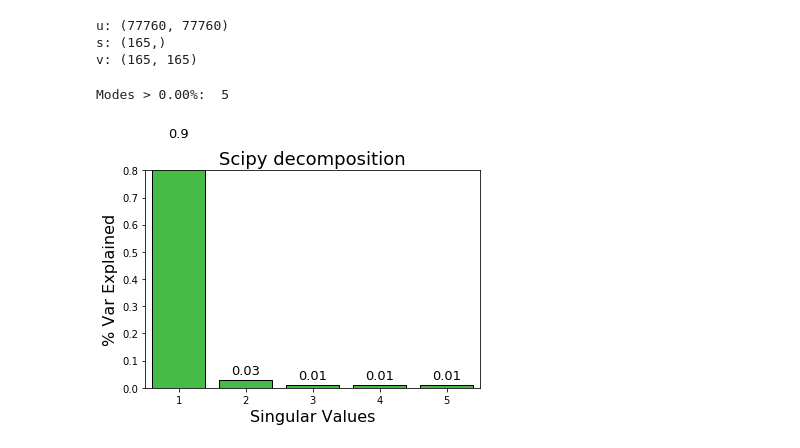
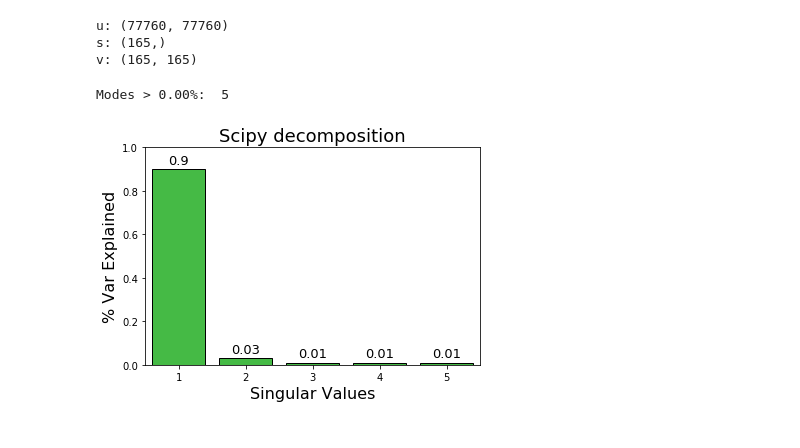
Before and after one commit to jmichellehu/ComplexSystems_AMATH563, a Jupyter notebook: hw3/AMATH563_hw3_SVD.ipynb, the cells around one changed output. Saved outputs shown, nothing was run; the diff lists cells and outputs as text; code cells hidden in the pictures.

```diff
--- a/hw3/AMATH563_hw3_SVD.ipynb
+++ b/hw3/AMATH563_hw3_SVD.ipynb
@@ -25,3 +28,5 @@ model_dir=wd+"/models/"
 
 cropped_dir=data_dir + "yale_cropped/"
 uncropped_dir=data_dir + "yale_uncropped/"
+
+fns = [model_dir + "svd_cropped.pkl", model_dir + "svd_uncropped.pkl"]
@@ -191,7 +168,7 @@ svd_bars = sns.barplot(x=list(range(1,len(var_explained[:subset])+1)),
                        y=var_explained[:subset], color="limegreen", ec='k', ax=ax)
 ax.set_xlabel('Singular Values', fontsize=16)
 ax.set_ylabel('% Var Explained', fontsize=16)
-ax.set_ylim(0, 0.8)
+ax.set_ylim(0, 0.9)
 
 # Label the bars
 for p in svd_bars.patches:
@@ -291,28 +272,28 @@ v: (165, 165)
 # %%
 var_explained = np.round(s_un**2/np.sum(s_un**2), decimals=2)
 print("Modes > 0.00%: ",
       len(var_explained[var_explained>0]))
 
 subset=len(var_explained[var_explained>0])
 fig, ax = plt.subplots(figsize=(6, 4))
 svd_bars = sns.barplot(x=list(range(1,len(var_explained[:subset])+1)),
                        y=var_explained[:subset], color="limegreen", ec='k', ax=ax)
 ax.set_xlabel('Singular Values', fontsize=16)
 ax.set_ylabel('% Var Explained', fontsize=16)
-ax.set_ylim(0, 0.8)
+ax.set_ylim(0, 1.0)
 
 # Label the bars
 for p in svd_bars.patches:
     width = p.get_width()
     ax.text(p.get_x() + p.get_width()/2.,
             p.get_height()+0.01,
             np.round(p.get_height(), 2),
             fontsize=13, color='k', ha='center', va='bottom')
 
 plt.title("Scipy decomposition", fontsize=18);
 # %% [output]
 Modes > 0.00%:  5
-[figure, old version]
+[figure, new version]
 # %%
 %%time
 svd_un = TruncatedSVD(n_components=10, n_iter=15, random_state=42)
```
Also changed, not shown: parts of 31 cells of this notebook.
